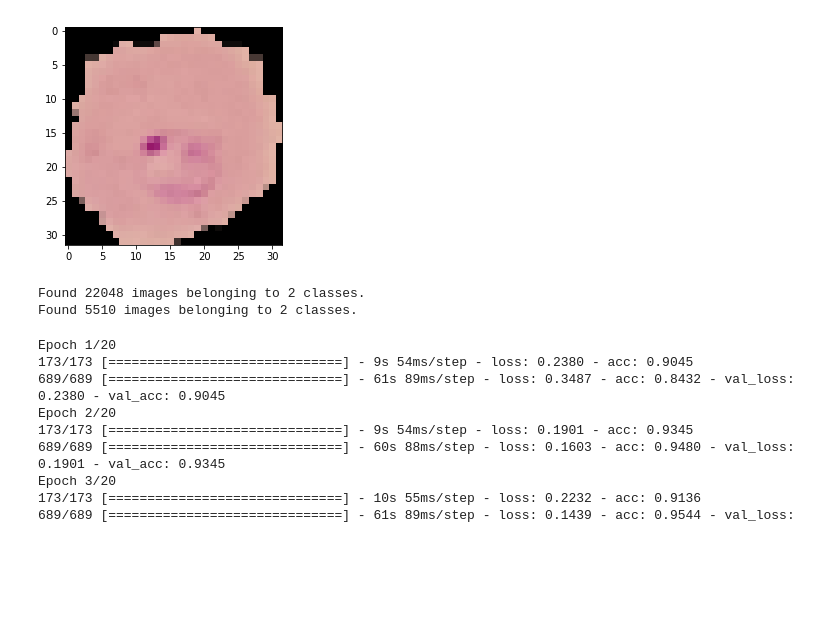
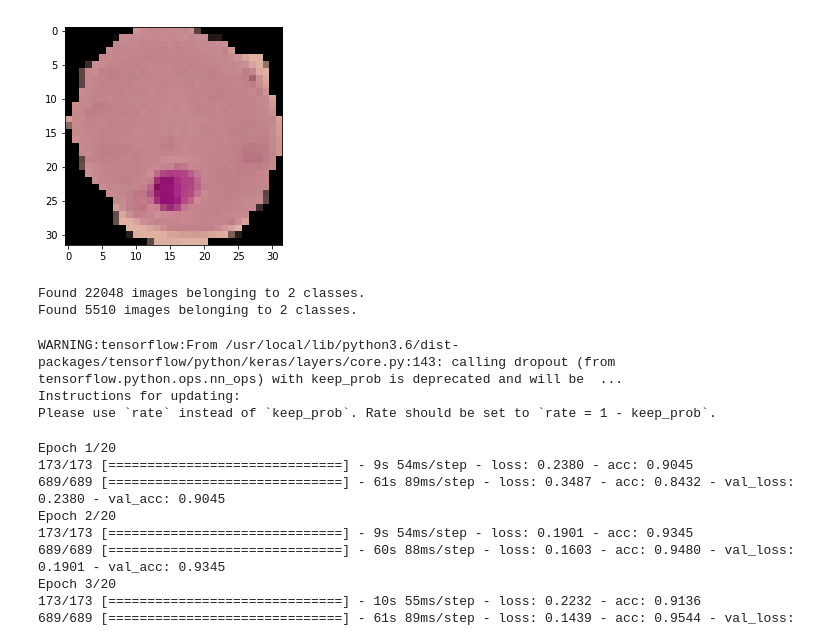
Before and after one commit to slvDev/Malaria-Detection-CNN-Keras, a Jupyter notebook: Malaria.ipynb, the cells around one changed output. Cells and saved outputs as stored; diff of their text form; code cells hidden in the pictures; blank space fills up the shorter version.

Commit message:
add showing a random image

```diff
--- a/Malaria.ipynb
+++ b/Malaria.ipynb
@@ -20 +24,8 @@ zip_ref_train.extractall("/content")
 zip_ref_train.close()
+# %%
+ROOT_DATA_DIR = '/content/cell_images'
+INF_DIR = os.path.join(ROOT_DATA_DIR, 'Parasitized')
+UNINF_DIR = os.path.join(ROOT_DATA_DIR, 'Uninfected')
+
+inf_fnames = os.listdir(INF_DIR)
+uninf_fnames = os.listdir(UNINF_DIR)
@@ -21,14 +56,16 @@ zip_ref_train.close()
 # %%
 img_size = 32
 dim = img_size, img_size
-img_path = '/content/cell_images/Parasitized/C100P61ThinF_IMG_20150918_144104_cell_162.png'
+
+img_path = os.path.join(INF_DIR, inf_fnames[1])
 img = cv2.imread(img_path)
 img = cv2.cvtColor(img, cv2.COLOR_BGR2RGB)
 img = cv2.resize(img, dim)
+
 plt.imshow(img)
 plt.show()
 # %% [output]
-[figure, old version]
+[figure, new version]
 # %%
 train_datagen = ImageDataGenerator(
         rescale=1./255,
@@ -75,10 +108,9 @@ model = tf.keras.models.Sequential([
     tf.keras.layers.MaxPooling2D(2, 2),
 
     tf.keras.layers.Flatten(),
-    #tf.keras.layers.Dropout(0.3),
+    tf.keras.layers.Dropout(0.2),
 
-    #tf.keras.layers.Dense(256, activation='relu'),
-    tf.keras.layers.Dense(64, activation='relu'),
+    tf.keras.layers.Dense(128, activation='relu'),
 
     tf.keras.layers.Dense(1, activation='sigmoid')
 ])
@@ -87,6 +119,10 @@ model = tf.keras.models.Sequential([
 model.compile(loss='binary_crossentropy',
               optimizer='adam',
               metrics=['acc'])
+# %% [output]
+WARNING:tensorflow:From /usr/local/lib/python3.6/dist-packages/tensorflow/python/keras/layers/core.py:143: calling dropout (from tensorflow.python.ops.nn_ops) with keep_prob is deprecated and will be  ...
+Instructions for updating:
+Please use `rate` instead of `keep_prob`. Rate should be set to `rate = 1 - keep_prob`.
 # %%
 model.summary()
 # %%
```
Also changed, not shown: parts of 4 cells of this notebook.
